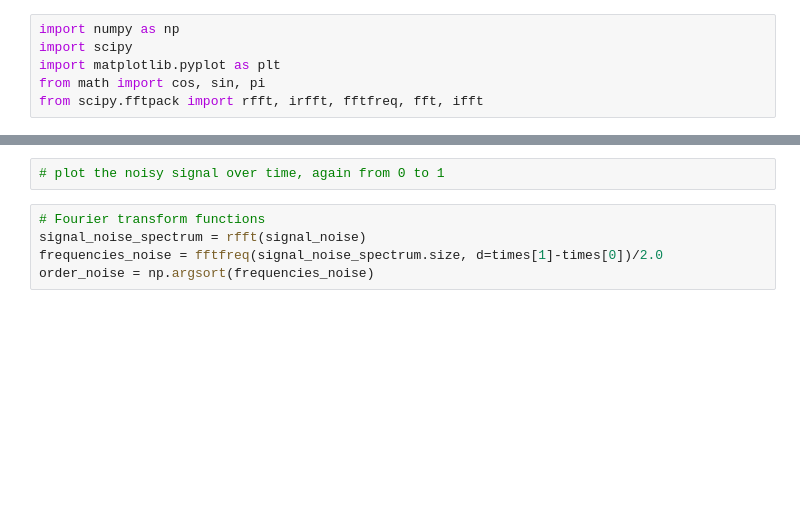
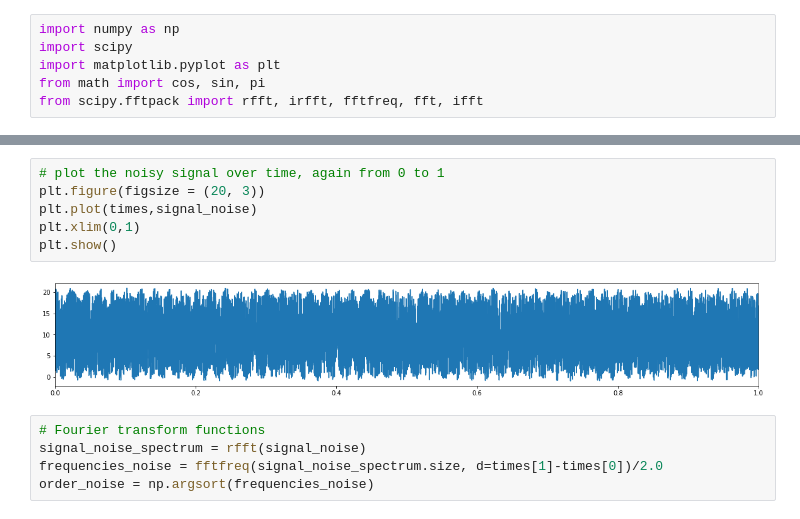
Before and after one commit to pascalfriederich/programming_exercises, a Jupyter notebook: exercise04_lock_in_amp.ipynb, the cells around one changed output, grey strips where cells are left out. Cells and saved outputs as stored; diff of their text form; blank space fills up the shorter version.

```diff
--- a/exercise04_lock_in_amp.ipynb
+++ b/exercise04_lock_in_amp.ipynb
@@ -43,6 +52,12 @@ noise = None # Todo
 signal_noise = signal_new + noise
 # %%
 # plot the noisy signal over time, again from 0 to 1
+plt.figure(figsize = (20, 3))
+plt.plot(times,signal_noise)
+plt.xlim(0,1)
+plt.show()
+# %% [output]
+[figure, added]
 # %%
 # Fourier transform functions
 signal_noise_spectrum = rfft(signal_noise)
```
Also changed, not shown: parts of 10 cells of this notebook.
